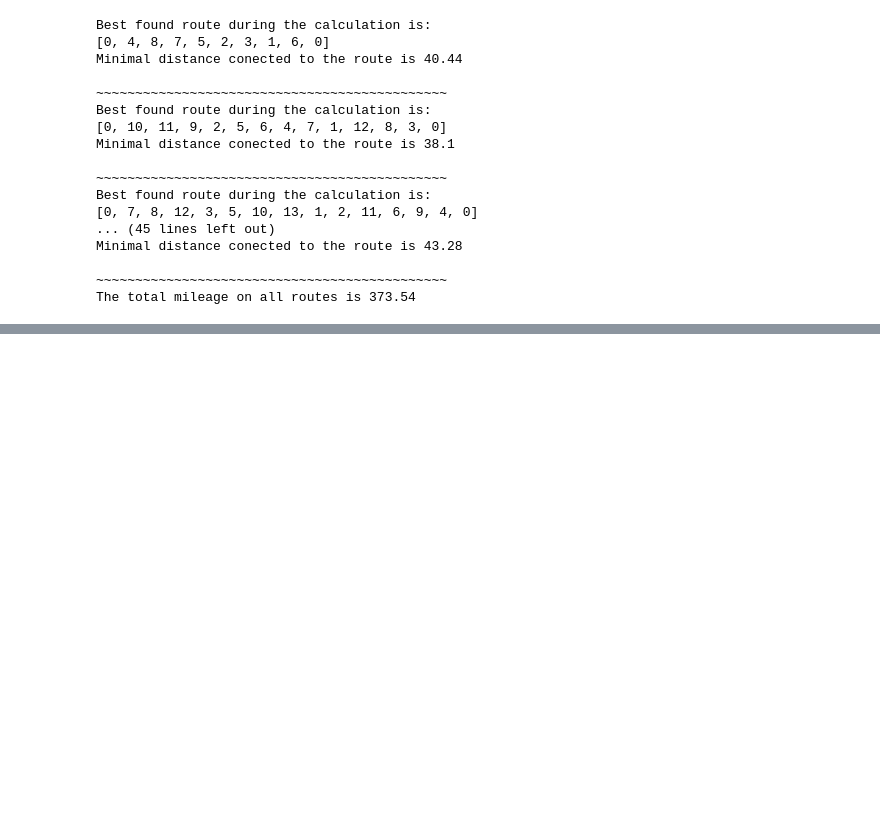
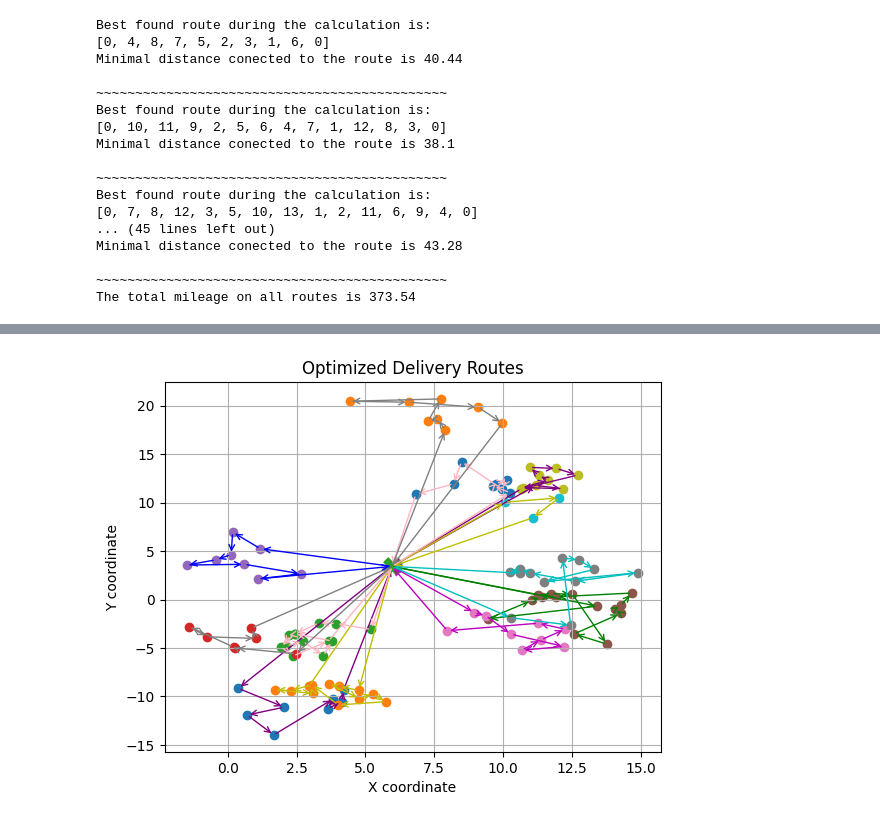
Before and after one commit to AwanRaskall/warehouse-location-and-fleet-forecasting, a Jupyter notebook: Vehicle_routing_optimization.ipynb, the cells around one changed output, grey strips where cells are left out. Drawn from its saved outputs; the diff is of its cells as text; code cells hidden in the pictures; blank space fills up the shorter version.

```diff
--- a/Vehicle_routing_optimization.ipynb
+++ b/Vehicle_routing_optimization.ipynb
@@ -687,0 +775,6 @@ The total mileage on all routes is 373.54
+# %%
+# Depot 2
+routes_2 = map_routes_to_coordinates(best_routes_2, depot_2_clusters)
+plot_routes(routes_2, depots[1])
+# %% [output]
+[figure, added]
```
Also changed, not shown: parts of 14 cells of this notebook.
